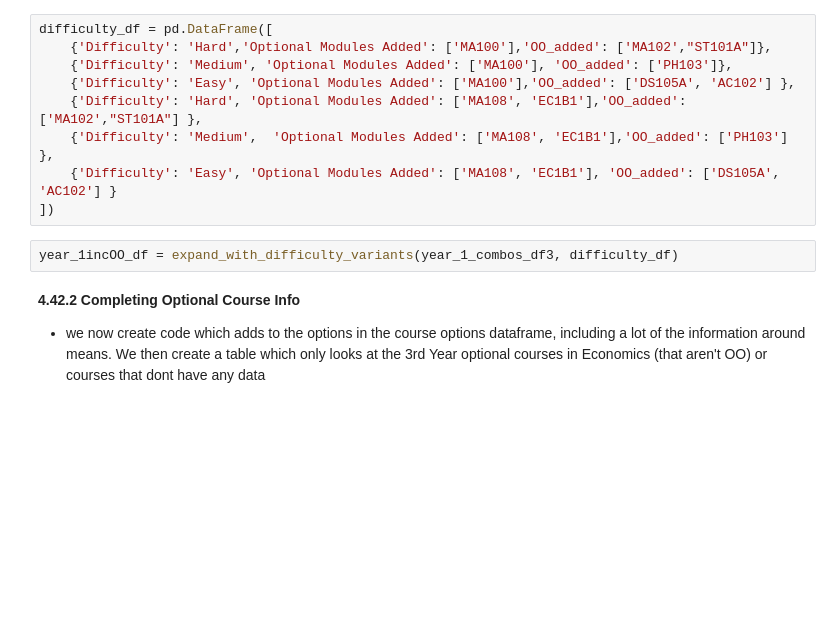
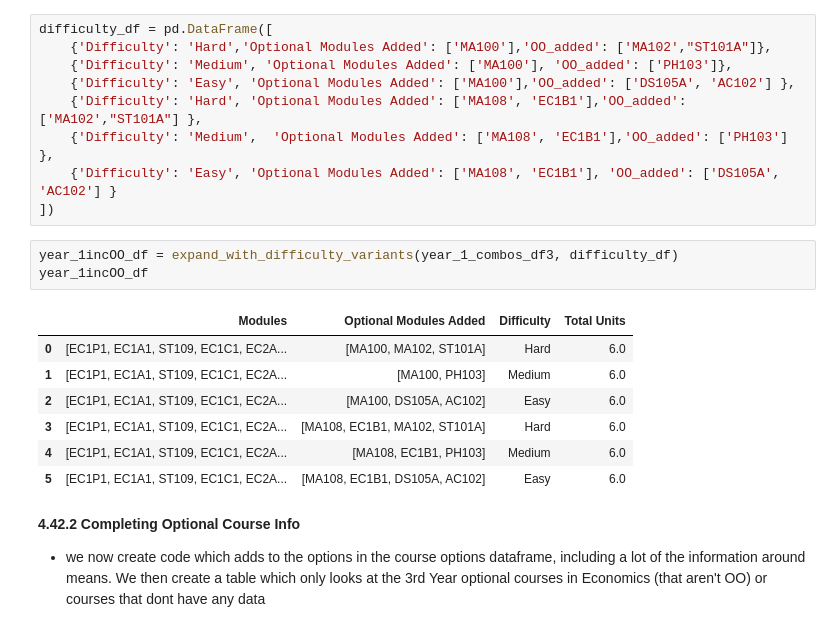
Before and after one commit to MaSe1010/project2, a Jupyter notebook: final_report.ipynb, the cells around one changed output. Cells and saved outputs as stored; diff of their text form; blank space fills up the shorter version.

```diff
--- a/final_report.ipynb
+++ b/final_report.ipynb
@@ -722,6 +696,15 @@ difficulty_df = pd.DataFrame([
 ])
 # %%
 year_1incOO_df = expand_with_difficulty_variants(year_1_combos_df3, difficulty_df)
+year_1incOO_df
+# %% [output]
+|  | Modules | Optional Modules Added | Difficulty | Total Units |
+| 0 | [EC1P1, EC1A1, ST109, EC1C1, EC2A... | [MA100, MA102, ST101A] | Hard | 6.0 |
+| 1 | [EC1P1, EC1A1, ST109, EC1C1, EC2A... | [MA100, PH103] | Medium | 6.0 |
+| 2 | [EC1P1, EC1A1, ST109, EC1C1, EC2A... | [MA100, DS105A, AC102] | Easy | 6.0 |
+| 3 | [EC1P1, EC1A1, ST109, EC1C1, EC2A... | [MA108, EC1B1, MA102, ST101A] | Hard | 6.0 |
+| 4 | [EC1P1, EC1A1, ST109, EC1C1, EC2A... | [MA108, EC1B1, PH103] | Medium | 6.0 |
+| 5 | [EC1P1, EC1A1, ST109, EC1C1, EC2A... | [MA108, EC1B1, DS105A, AC102] | Easy | 6.0 |
 # %% [markdown]
 **4.42.2 Completing Optional Course Info**
 * we now create code which adds to the options in the course options dataframe, including a lot of the information around means. We then create a table which only looks at the 3rd Year optional courses in Economics (that aren't OO) or courses that dont have any data
```
Also changed, not shown: parts of 30 cells of this notebook.
